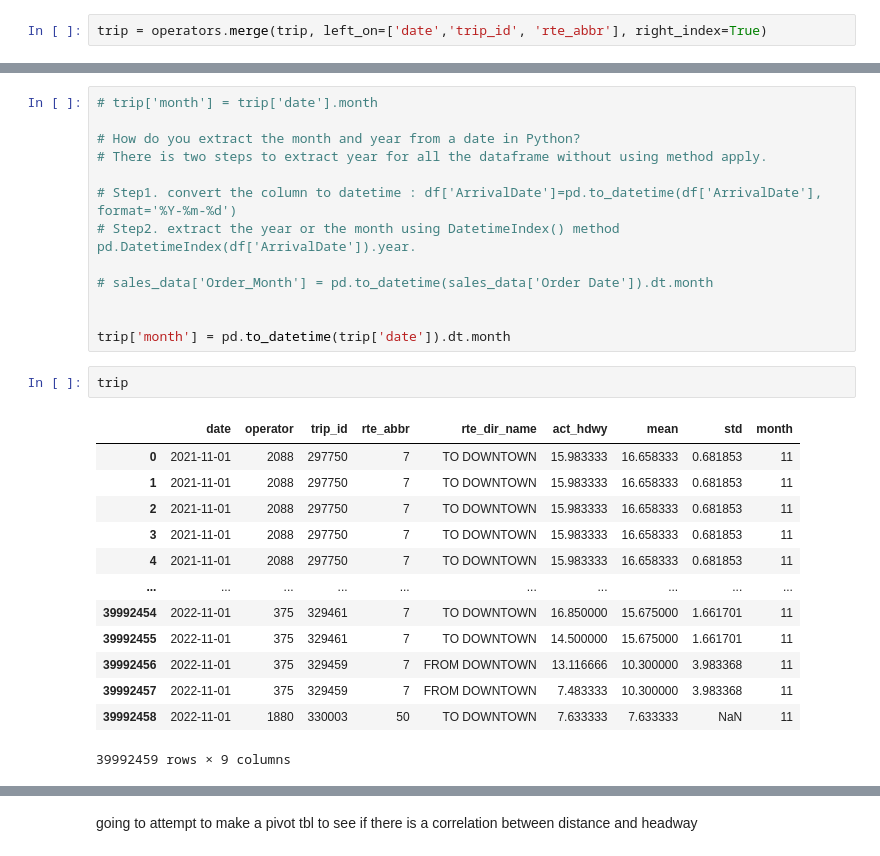
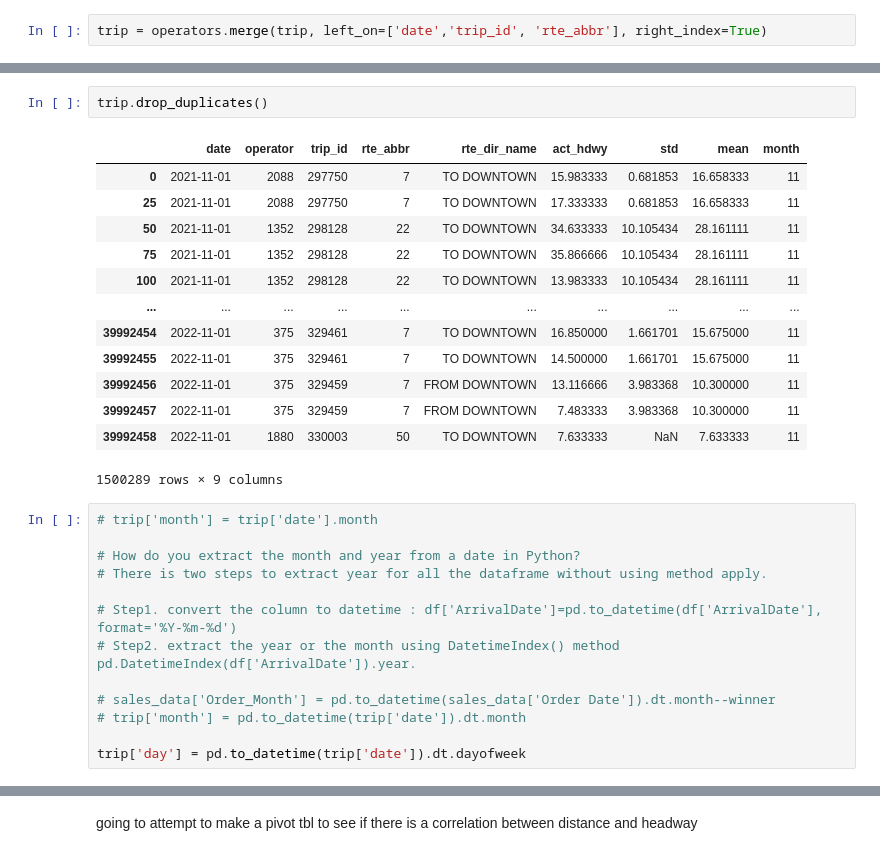
Before and after one commit to NSS-Data-Analytics-Cohort-7/wego-data-world-problems, a Jupyter notebook: notebook/wego_python-v3.ipynb, the cells around one changed output, grey strips where cells are left out. Drawn from its saved outputs; the diff is of its cells as text.

```diff
--- a/notebook/wego_python-v3.ipynb
+++ b/notebook/wego_python-v3.ipynb
@@ -216,4 +216,20 @@ trip
 39992459 rows × 8 columns
+# %%
+trip.drop_duplicates()
+# %% [output]
+|  | date | operator | trip_id | rte_abbr | rte_dir_name | act_hdwy | std | mean | month |
+| 0 | 2021-11-01 | 2088 | 297750 | 7 | TO DOWNTOWN | 15.983333 | 0.681853 | 16.658333 | 11 |
+| 25 | 2021-11-01 | 2088 | 297750 | 7 | TO DOWNTOWN | 17.333333 | 0.681853 | 16.658333 | 11 |
+| 50 | 2021-11-01 | 1352 | 298128 | 22 | TO DOWNTOWN | 34.633333 | 10.105434 | 28.161111 | 11 |
+| 75 | 2021-11-01 | 1352 | 298128 | 22 | TO DOWNTOWN | 35.866666 | 10.105434 | 28.161111 | 11 |
+| 100 | 2021-11-01 | 1352 | 298128 | 22 | TO DOWNTOWN | 13.983333 | 10.105434 | 28.161111 | 11 |
+| ... | ... | ... | ... | ... | ... | ... | ... | ... | ... |
+| 39992454 | 2022-11-01 | 375 | 329461 | 7 | TO DOWNTOWN | 16.850000 | 1.661701 | 15.675000 | 11 |
+| 39992455 | 2022-11-01 | 375 | 329461 | 7 | TO DOWNTOWN | 14.500000 | 1.661701 | 15.675000 | 11 |
+| 39992456 | 2022-11-01 | 375 | 329459 | 7 | FROM DOWNTOWN | 13.116666 | 3.983368 | 10.300000 | 11 |
+| 39992457 | 2022-11-01 | 375 | 329459 | 7 | FROM DOWNTOWN | 7.483333 | 3.983368 | 10.300000 | 11 |
+| 39992458 | 2022-11-01 | 1880 | 330003 | 50 | TO DOWNTOWN | 7.633333 | NaN | 7.633333 | 11 |
+1500289 rows × 9 columns
 # %%
 # trip['month'] = trip['date'].month
 
@@ -223,24 +239,8 @@ trip
 # Step1. convert the column to datetime : df['ArrivalDate']=pd.to_datetime(df['ArrivalDate'], format='%Y-%m-%d')
 # Step2. extract the year or the month using DatetimeIndex() method pd.DatetimeIndex(df['ArrivalDate']).year.
 
-# sales_data['Order_Month'] = pd.to_datetime(sales_data['Order Date']).dt.month
+# sales_data['Order_Month'] = pd.to_datetime(sales_data['Order Date']).dt.month--winner
+# trip['month'] = pd.to_datetime(trip['date']).dt.month
 
-
-trip['month'] = pd.to_datetime(trip['date']).dt.month
+trip['day'] = pd.to_datetime(trip['date']).dt.dayofweek
-# %%
-trip
-# %% [output]
-|  | date | operator | trip_id | rte_abbr | rte_dir_name | act_hdwy | mean | std | month |
-| 0 | 2021-11-01 | 2088 | 297750 | 7 | TO DOWNTOWN | 15.983333 | 16.658333 | 0.681853 | 11 |
-| 1 | 2021-11-01 | 2088 | 297750 | 7 | TO DOWNTOWN | 15.983333 | 16.658333 | 0.681853 | 11 |
-| 2 | 2021-11-01 | 2088 | 297750 | 7 | TO DOWNTOWN | 15.983333 | 16.658333 | 0.681853 | 11 |
-| 3 | 2021-11-01 | 2088 | 297750 | 7 | TO DOWNTOWN | 15.983333 | 16.658333 | 0.681853 | 11 |
-| 4 | 2021-11-01 | 2088 | 297750 | 7 | TO DOWNTOWN | 15.983333 | 16.658333 | 0.681853 | 11 |
-| ... | ... | ... | ... | ... | ... | ... | ... | ... | ... |
-| 39992454 | 2022-11-01 | 375 | 329461 | 7 | TO DOWNTOWN | 16.850000 | 15.675000 | 1.661701 | 11 |
-| 39992455 | 2022-11-01 | 375 | 329461 | 7 | TO DOWNTOWN | 14.500000 | 15.675000 | 1.661701 | 11 |
-| 39992456 | 2022-11-01 | 375 | 329459 | 7 | FROM DOWNTOWN | 13.116666 | 10.300000 | 3.983368 | 11 |
-| 39992457 | 2022-11-01 | 375 | 329459 | 7 | FROM DOWNTOWN | 7.483333 | 10.300000 | 3.983368 | 11 |
-| 39992458 | 2022-11-01 | 1880 | 330003 | 50 | TO DOWNTOWN | 7.633333 | 7.633333 | NaN | 11 |
-39992459 rows × 9 columns
 # %%
```
Also changed, not shown: parts of 10 cells of this notebook.
